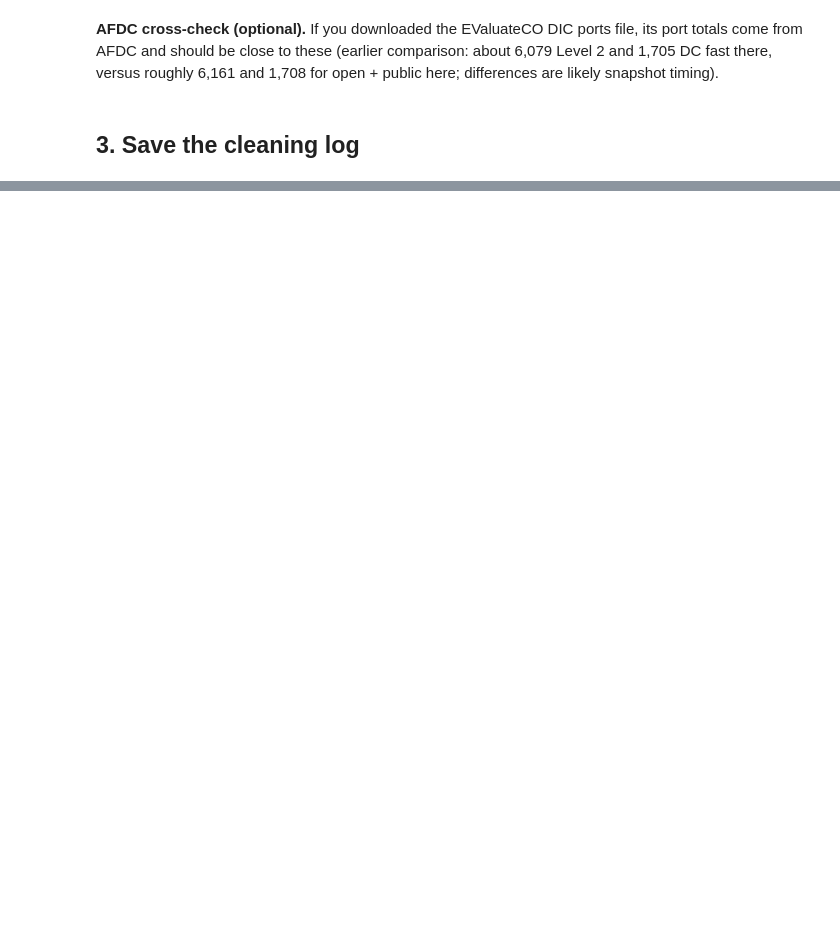
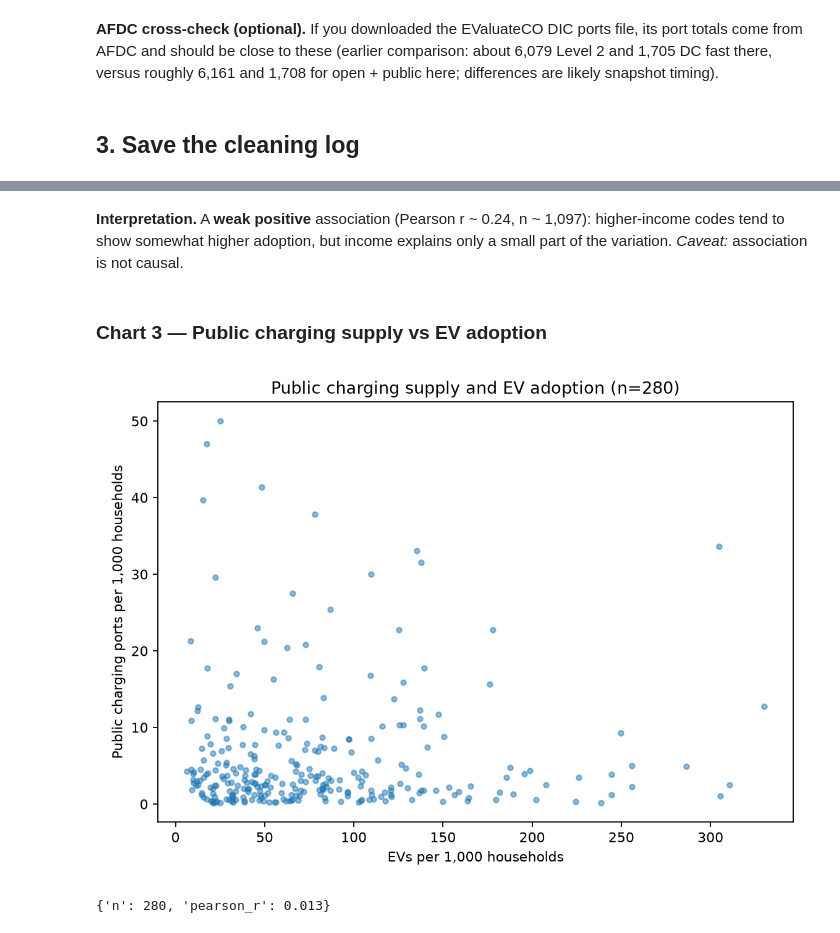
Before and after one commit to CSCI-5502-Data-Mining/Colorado-EV-Charging-Analysis, a Jupyter notebook: notebooks/cleaning_and_preprocessing.ipynb, the cells around one changed output, grey strips where cells are left out. Cells and saved outputs as stored; diff of their text form; code cells hidden in the pictures; blank space fills up the shorter version.

```diff
--- a/notebooks/cleaning_and_preprocessing.ipynb
+++ b/notebooks/cleaning_and_preprocessing.ipynb
@@ -396,0 +490,13 @@ Wrote: ['afdc_zip.csv', 'atlas_zip.csv', 'cleaning_log.json']
+# %% [markdown]
+**Interpretation.** A **weak positive** association (Pearson r ~ 0.24, n ~ 1,097): higher-income codes tend to show somewhat higher adoption, but income explains only a small part of the variation. *Caveat:* association is not causal.
+# %% [markdown]
+### Chart 3 — Public charging supply vs EV adoption
+# %%
+c2 = pe.plot_x_y(joined, "ev_per_1000_households", "ports_per_1000_households",
+                 FIGS / "03_supply_vs_adoption.png", "Public charging supply and EV adoption",
+                 "EVs per 1,000 households", "Public charging ports per 1,000 households")
+display(Image(filename=str(FIGS / "03_supply_vs_adoption.png")))
+print(c2)
+# %% [output]
+[figure, added]
+{'n': 280, 'pearson_r': 0.013}
```
Also changed, not shown: parts of 22 cells of this notebook, 26 other files.
